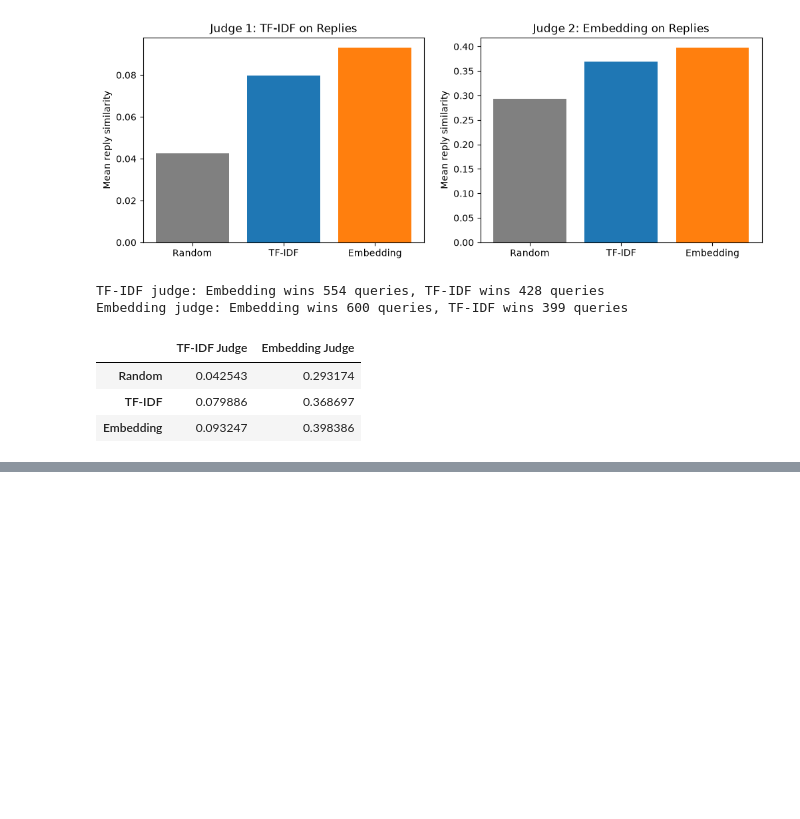
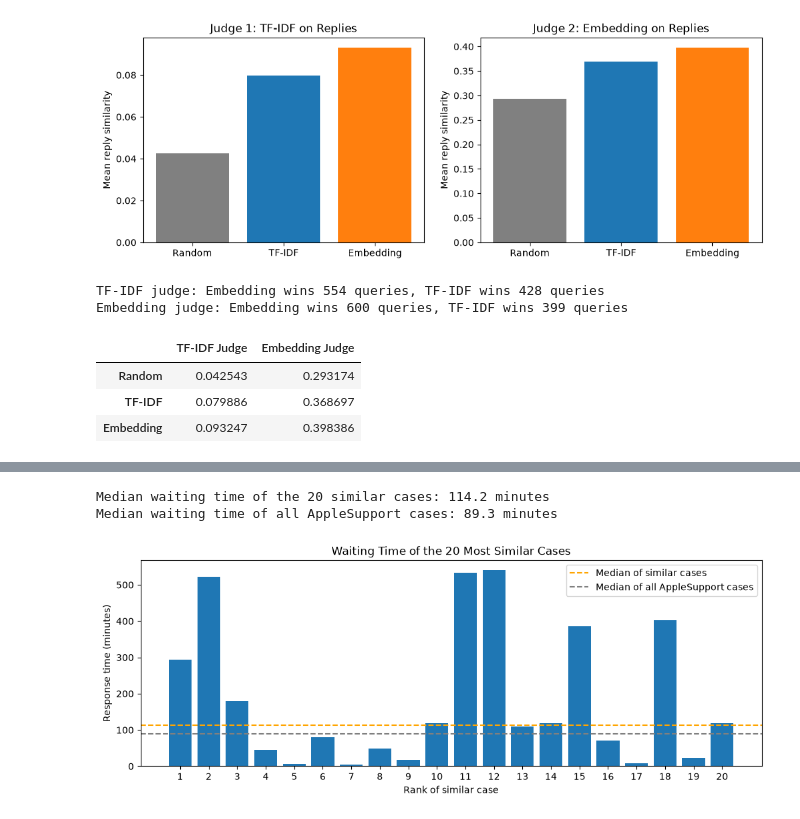
Before and after one commit to Shengyuan-Liu/CustomerSupportAnalysis, a Jupyter notebook: piplines/modelling.ipynb, the cells around one changed output, grey strips where cells are left out. Drawn from its saved outputs; the diff is of its cells as text; code cells hidden in the pictures; blank space fills up the shorter version.

```diff
--- a/piplines/modelling.ipynb
+++ b/piplines/modelling.ipynb
@@ -565,0 +665,20 @@ Embedding judge: Embedding wins 600 queries, TF-IDF wins 399 queries
+# %%
+def search(text, brand, k=5):
+    # Clean the new question with the same rules as Section 2
+    clean = pd.Series([text]).str.replace("&amp;", "&").str.replace("&lt;", "<").str.replace("&gt;", ">")
+    clean = clean.str.replace(r"@\w+", " ", regex=True).str.replace(r"https?://\S+", " ", regex=True)
+    clean = clean.str.lower().str.replace(r"\s+", " ", regex=True).str.strip()
+    # Encode it and make the vector length 1
+    vector = model.encode(clean.tolist())[0]
+    vector = vector / np.linalg.norm(vector)
+    # Cosine similarity with every library case; other brand gets -1 so it is never picked
+    scores = search_emb @ vector
+    scores[(search_cases["brand"] != brand).to_numpy()] = -1
+    top = np.argsort(scores)[::-1][:k]
+    return pd.DataFrame({
+        "Score": scores[top],
+        "Case ID": search_cases.loc[top, "case_id"].to_numpy(),
+        "Customer Tweet": search_cases.loc[top, "customer_text"].to_numpy(),
+        "First Reply": search_cases.loc[top, "reply_text"].to_numpy(),
+        "Response Minutes": search_cases.loc[top, "response_minutes"].to_numpy(),
+    })
@@ -565,0 +722,22 @@ Embedding judge: Embedding wins 600 queries, TF-IDF wins 399 queries
+# %%
+# Waiting time of the 20 most similar cases, compared with the median of all cases of the brand
+similar = search("Battery drains very fast after updating to iOS 11", "AppleSupport", k=20)
+brand_median = np.median(search_cases.loc[search_cases["brand"] == "AppleSupport", "response_minutes"])
+similar_median = np.median(similar["Response Minutes"])
+print("Median waiting time of the 20 similar cases:", similar_median.round(1), "minutes")
+print("Median waiting time of all AppleSupport cases:", brand_median.round(1), "minutes")
+
+plt.figure(figsize=(12, 4))
+plt.bar(np.arange(1, 21), similar["Response Minutes"])
+plt.axhline(similar_median, color="orange", linestyle="--", label="Median of similar cases")
+plt.axhline(brand_median, color="gray", linestyle="--", label="Median of all AppleSupport cases")
+plt.xticks(np.arange(1, 21))
+plt.xlabel("Rank of similar case")
+plt.ylabel("Response time (minutes)")
+plt.title("Waiting Time of the 20 Most Similar Cases")
+plt.legend()
+plt.show()
+# %% [output]
+Median waiting time of the 20 similar cases: 114.2 minutes
+Median waiting time of all AppleSupport cases: 89.3 minutes
+[figure, added]
```
Also changed, not shown: parts of 19 cells of this notebook.
